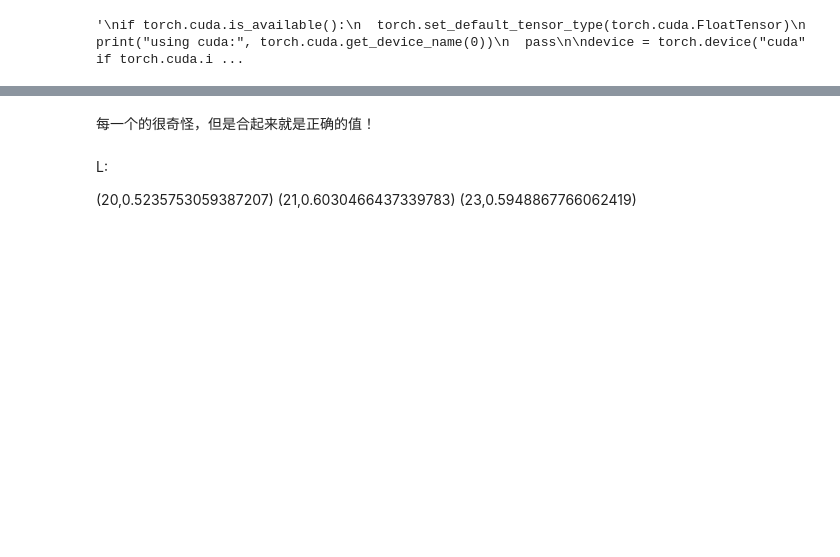
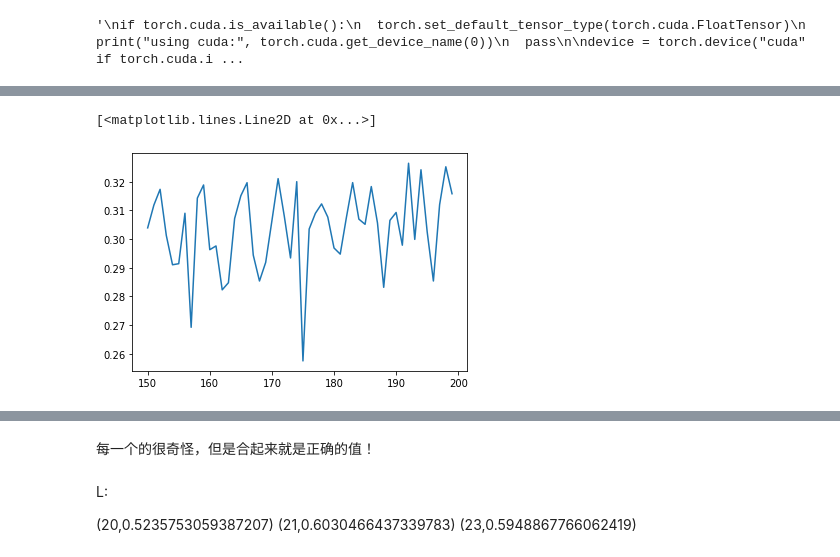
Before and after one commit to ZhuYouheng/MINE-f-divergence, a Jupyter notebook: Gibbs_MINE/pw_estimator copy 2.ipynb, the cells around one changed output, grey strips where cells are left out. Drawn from its saved outputs; the diff is of its cells as text; code cells hidden in the pictures; blank space fills up the shorter version.

```diff
--- a/Gibbs_MINE/pw_estimator copy 2.ipynb
+++ b/Gibbs_MINE/pw_estimator copy 2.ipynb
@@ -136,3 +136,8 @@ kl[len(kl)-1]
+# %%
+plt.plot(x_plot[150:], kl[150:])
+# %% [output]
+[<matplotlib.lines.Line2D at 0x...>]
+[figure, added]
 # %%
 np.mean(kl[360:])
 # %% [output]
```
Also changed, not shown: parts of 7 cells of this notebook, 28 other files.
